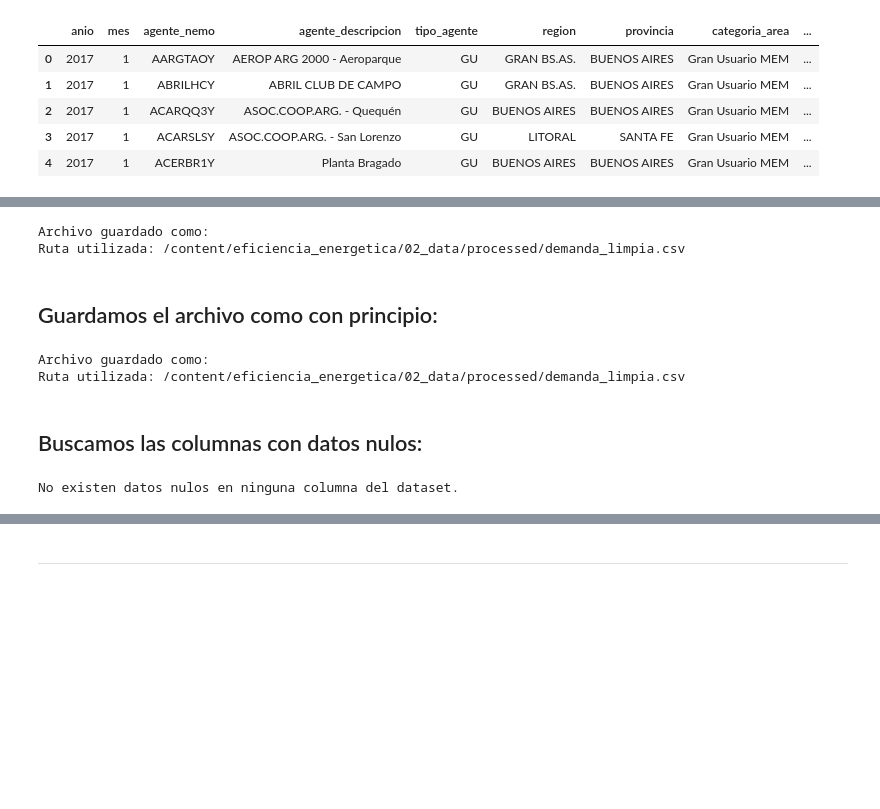
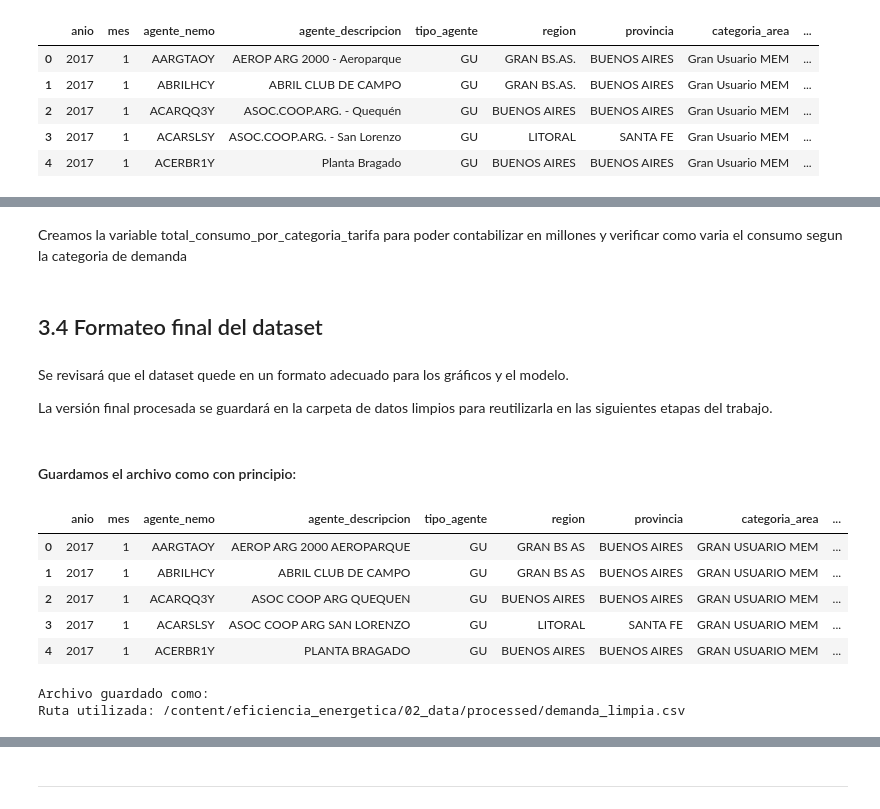
Before and after one commit to ju4n1t0x/eficiencia_energetica, a Jupyter notebook: 01_notebooks/TPI_Energia_CRISP_DM.ipynb, the cells around one changed output, grey strips where cells are left out. Drawn from its saved outputs; the diff is of its cells as text; code cells hidden in the pictures; blank space fills up the shorter version.

```diff
--- a/01_notebooks/TPI_Energia_CRISP_DM.ipynb
+++ b/01_notebooks/TPI_Energia_CRISP_DM.ipynb
@@ -669,0 +792,19 @@ Quedan solo las columnas: ['anio', 'mes', 'agente_nemo', 'agente_descripcion', '
+# %%
+#definimos una funcion para obtener la estacion del año a partir del mes en el que se realiza la medicion
+def obtener_estacion(mes):
+    mes = mes % 12
+    if mes in [12, 1, 2]:
+        return 'VERANO'
+    elif mes in [3, 4, 5]:
+        return 'OTOÑO'
+    elif mes in [6, 7, 8]:
+        return 'INVIERNO'
+    else:
+        return 'PRIMAVERA'
+
+df_limpio['estacion'] = df_limpio['mes'].apply(obtener_estacion)
+
+#Hacemos un conteo de la cantidad de registros por estación para verificar que se hayan asignado correctamente
+total_estaciones = df_limpio['estacion'].value_counts()
+print("Total de registros por estación:")
+print(total_estaciones)
@@ -670,3 +909,22 @@ Quedan solo las columnas: ['anio', 'mes', 'agente_nemo', 'agente_descripcion', '
+# %% [markdown]
+Creamos la variable total_consumo_por_categoria_tarifa para poder contabilizar en millones y verificar como varia el consumo segun la categoria de demanda
+# %% [markdown]
+## 3.4 Formateo final del dataset
+# %% [markdown]
+Se revisará que el dataset quede en un formato adecuado para los gráficos y el modelo.
+
+La versión final procesada se guardará en la carpeta de datos limpios para reutilizarla en las siguientes etapas del trabajo.
+# %% [markdown]
+#### Guardamos el archivo como con principio:
+# %%
+df_limpio.head()
+# %% [output]
+|  | anio | mes | agente_nemo | agente_descripcion | tipo_agente | region | provincia | categoria_area | ... |
+| 0 | 2017 | 1 | AARGTAOY | AEROP ARG 2000 AEROPARQUE | GU | GRAN BS AS | BUENOS AIRES | GRAN USUARIO MEM | ... |
+| 1 | 2017 | 1 | ABRILHCY | ABRIL CLUB DE CAMPO | GU | GRAN BS AS | BUENOS AIRES | GRAN USUARIO MEM | ... |
+| 2 | 2017 | 1 | ACARQQ3Y | ASOC COOP ARG QUEQUEN | GU | BUENOS AIRES | BUENOS AIRES | GRAN USUARIO MEM | ... |
+| 3 | 2017 | 1 | ACARSLSY | ASOC COOP ARG SAN LORENZO | GU | LITORAL | SANTA FE | GRAN USUARIO MEM | ... |
+| 4 | 2017 | 1 | ACERBR1Y | PLANTA BRAGADO | GU | BUENOS AIRES | BUENOS AIRES | GRAN USUARIO MEM | ... |
 # %%
 
 
@@ -682,45 +940,3 @@ print(f"Ruta utilizada: {ruta_final}")
 # %% [output]
 Archivo guardado como:
 Ruta utilizada: /content/eficiencia_energetica/02_data/processed/demanda_limpia.csv
-# %% [markdown]
-## Guardamos el archivo como con principio:
-# %%
-
-
-ruta_final = PROCESSED_DATA_DIR / "demanda_limpia.csv"
-
-
-# Guardamos el csv en la carpeta processed
-df_limpio.to_csv(ruta_final)
-
-
-print(f"Archivo guardado como:")
-print(f"Ruta utilizada: {ruta_final}")
-# %% [output]
-Archivo guardado como:
-Ruta utilizada: /content/eficiencia_energetica/02_data/processed/demanda_limpia.csv
-# %% [markdown]
-## Buscamos las columnas con datos nulos:
-# %%
-# Analizamos las columnas, vemos si hay nulos y detallamos las que tienen datos nulos.
-## en caso de no tener nulos arrojamos un print.
-
-
-nulos_por_columna = df_limpio.isnull().sum()
-columnas_con_nulos = nulos_por_columna[nulos_por_columna > 0]
-
-# Armamos el IF en caso de no tener nulo.
-if not columnas_con_nulos.empty:
-    info_limpieza = pd.DataFrame({
-        'Tipo': df_limpio[columnas_con_nulos.index].dtypes,
-        'Nulos': columnas_con_nulos,
-        '% Nulos': (columnas_con_nulos / len(df_limpio)) * 100
-    })
-
-# Arrojamos el Print
-    print("DIAGNÓSTICO DE DATOS FALTANTES")
-    display(info_limpieza.sort_values(by='% Nulos', ascending=False))
-else:
-    print("No existen datos nulos en ninguna columna del dataset.")
-# %% [output]
-No existen datos nulos en ninguna columna del dataset.
```
Also changed, not shown: parts of 58 cells of this notebook.
